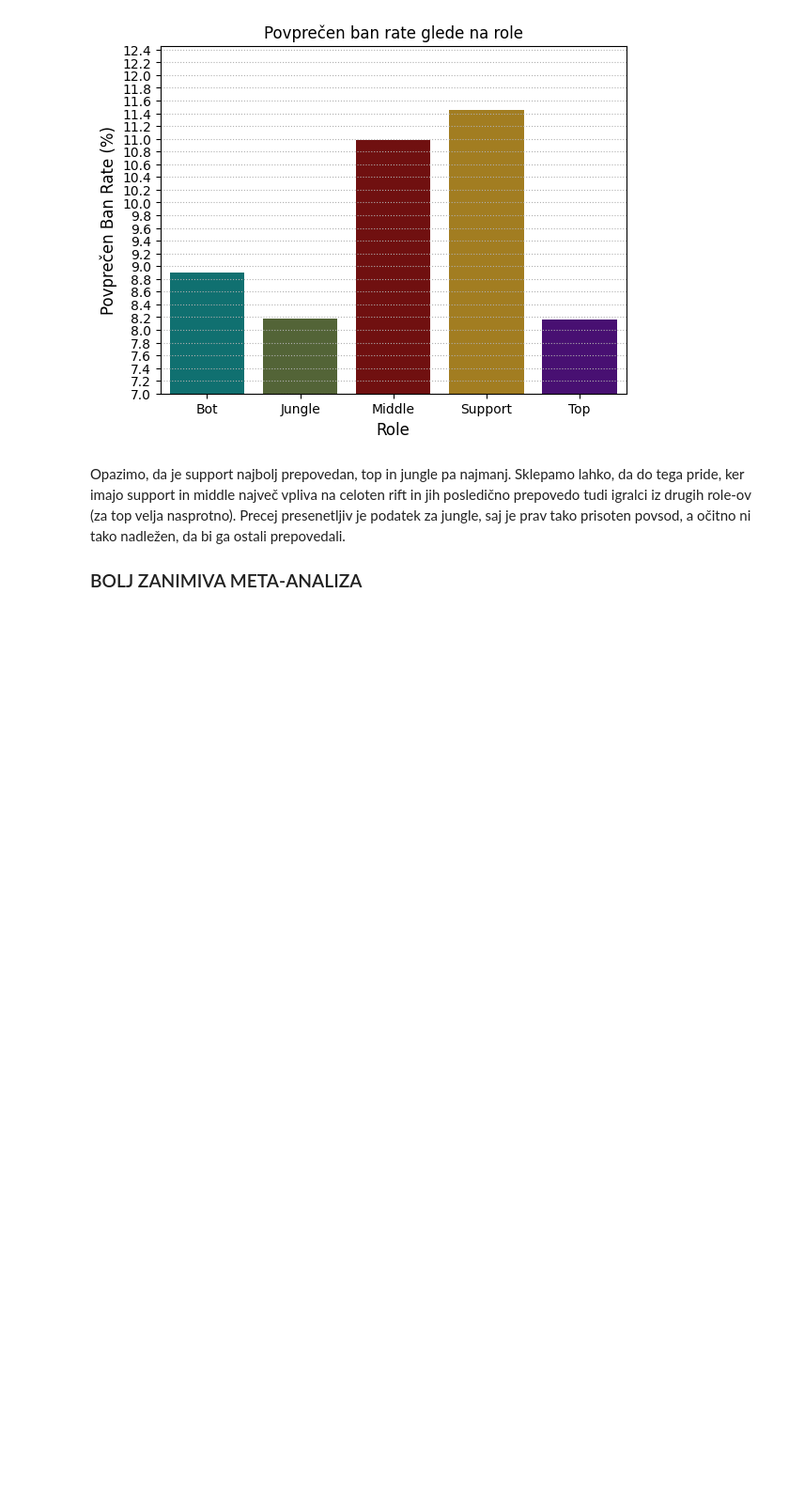
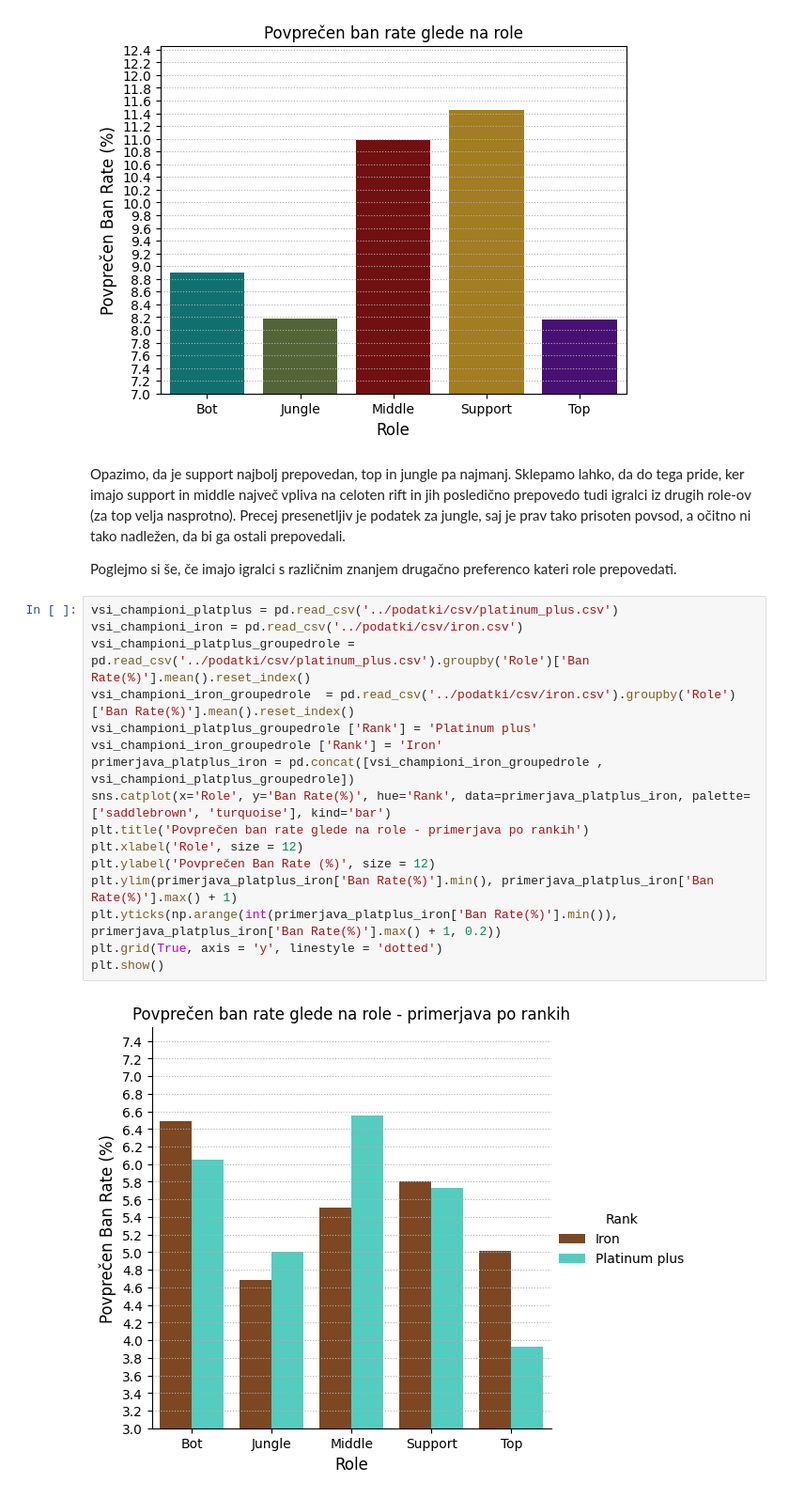
Before and after one commit to lovroklinc/Projektna_naloga, a Jupyter notebook: analiza_podatkov.ipynb, the cells around one changed output. Shown: that part at 94% size. Saved outputs shown, nothing was run; the diff lists cells and outputs as text; blank space fills up the shorter version.

```diff
--- a/analiza_podatkov.ipynb
+++ b/analiza_podatkov.ipynb
@@ -133,4 +133,22 @@ plt.show()
 # %% [markdown]
 Opazimo, da je support najbolj prepovedan, top in jungle pa najmanj. Sklepamo lahko, da do tega pride, ker imajo support in middle največ vpliva na celoten rift in jih posledično prepovedo tudi igralci iz drugih role-ov (za top velja nasprotno). Precej presenetljiv je podatek za jungle, saj je prav tako prisoten povsod, a očitno ni tako nadležen, da bi ga ostali prepovedali.
 
-### BOLJ ZANIMIVA META-ANALIZA
+Poglejmo si še, če imajo igralci s različnim znanjem drugačno preferenco kateri role prepovedati.
+# %%
+vsi_championi_platplus = pd.read_csv('../podatki/csv/platinum_plus.csv')
+vsi_championi_iron = pd.read_csv('../podatki/csv/iron.csv')
+vsi_championi_platplus_groupedrole = pd.read_csv('../podatki/csv/platinum_plus.csv').groupby('Role')['Ban Rate(%)'].mean().reset_index()
+vsi_championi_iron_groupedrole  = pd.read_csv('../podatki/csv/iron.csv').groupby('Role')['Ban Rate(%)'].mean().reset_index()
+vsi_championi_platplus_groupedrole ['Rank'] = 'Platinum plus'
+vsi_championi_iron_groupedrole ['Rank'] = 'Iron'
+primerjava_platplus_iron = pd.concat([vsi_championi_iron_groupedrole , vsi_championi_platplus_groupedrole])
+sns.catplot(x='Role', y='Ban Rate(%)', hue='Rank', data=primerjava_platplus_iron, palette=['saddlebrown', 'turquoise'], kind='bar')
+plt.title('Povprečen ban rate glede na role - primerjava po rankih')
+plt.xlabel('Role', size = 12)
+plt.ylabel('Povprečen Ban Rate (%)', size = 12)
+plt.ylim(primerjava_platplus_iron['Ban Rate(%)'].min(), primerjava_platplus_iron['Ban Rate(%)'].max() + 1)
+plt.yticks(np.arange(int(primerjava_platplus_iron['Ban Rate(%)'].min()), primerjava_platplus_iron['Ban Rate(%)'].max() + 1, 0.2))
+plt.grid(True, axis = 'y', linestyle = 'dotted')
+plt.show()
+# %% [output]
+[figure, added]
```
Also changed, not shown: parts of 16 cells of this notebook, 1 other file.
